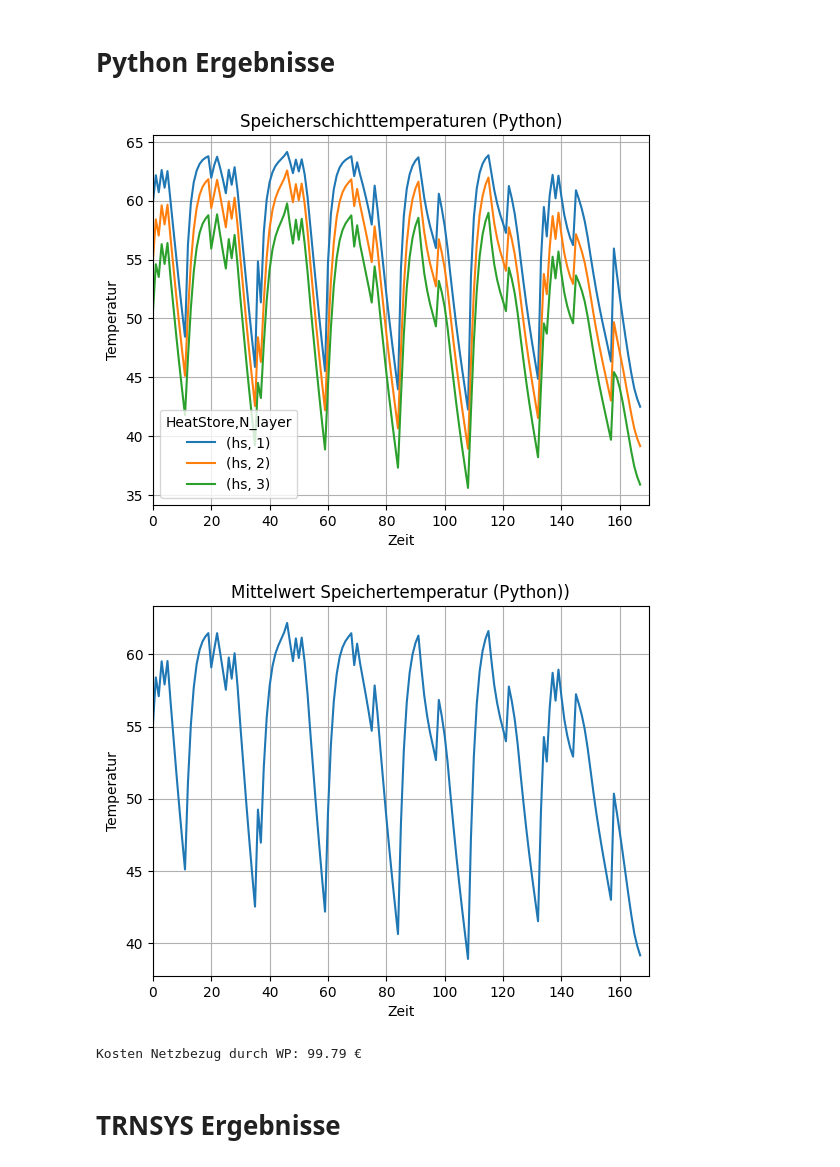
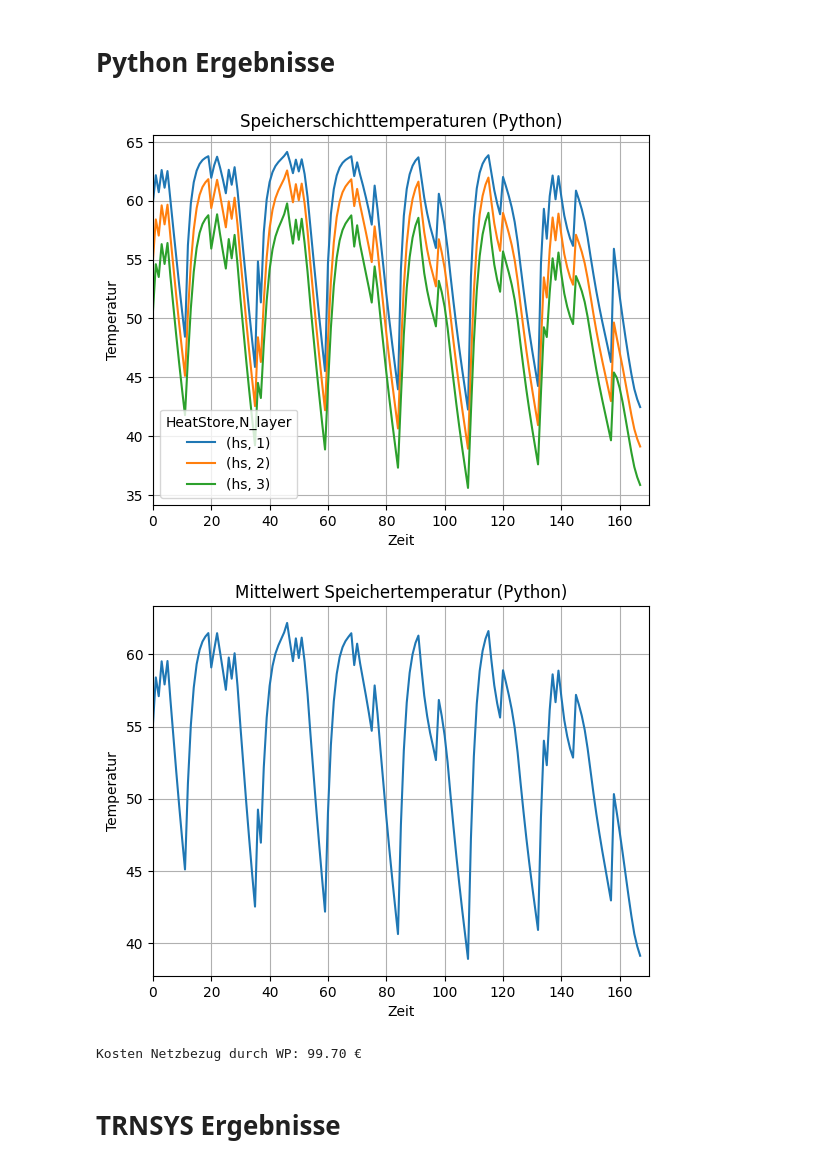
Before and after one commit to choffma8/masterprojektWaermespeicher, a Jupyter notebook: modellierungKonstanterVolumenspeicher.ipynb, the cells around one changed output. Drawn from its saved outputs; the diff is of its cells as text; code cells hidden in the pictures.

```diff
--- a/modellierungKonstanterVolumenspeicher.ipynb
+++ b/modellierungKonstanterVolumenspeicher.ipynb
@@ -58,7 +58,7 @@ Store_layer = 3
 T_Warmwasser = 55
 
 #Wärmepumpen Leistung
-HP_power = 12 #kW Wärmepumpenleistung
+HP_power = 20 #kW Wärmepumpenleistung
 
 #Strom
 grid_cost = 0.35 # €/kWh Kosten für Netzstrombezug
@@ -306,28 +306,28 @@ plt.grid()
 plt.savefig('Outputs/py_speicherschichten.png')
 plt.show()
 # %% [output]
-[figure, old version]
+[figure, new version]
 # %%
 #Zuordnung der Ergebnisse aus dem Modell
 #WP-Daten
 p_elec = n.heat_pumps_t.p_elec
 p_heat = n.heat_pumps_t.p_heat
 m_flow = n.heat_pumps_t.m_flow
 COP = n.heat_pumps_t.COP
 status = n.heat_pumps_t.status
 
 #Mitteltemperatur der Schichten
 hs_m = heatstore_daten['hs'].mean(axis=1)
 hs_m.plot()
-plt.title('Mittelwert Speichertemperatur (Python))')
+plt.title('Mittelwert Speichertemperatur (Python)')
 plt.xlabel('Zeit')
 plt.ylabel('Temperatur')
 plt.xlim(0, 170)
 plt.grid()
 plt.savefig('Outputs/py_speicherschichten_m.png')
 plt.show()
 # %% [output]
-[figure, old version]
+[figure, new version]
 # %%
 # Berechnung der Kosten für den Netzbezug durch die Wärmepumpe
 cost_grid = p_elec * grid_cost
@@ -335,7 +335,7 @@ total_cost_grid = cost_grid.sum().sum()
 
 print(f"Kosten Netzbezug durch WP: {total_cost_grid:.2f} €")
 # %% [output]
-Kosten Netzbezug durch WP: 99.79 €
+Kosten Netzbezug durch WP: 99.70 €
 # %% [markdown]
 # TRNSYS Ergebnisse
 # %%
```
Also changed, not shown: parts of 14 cells of this notebook, 12 other files.
